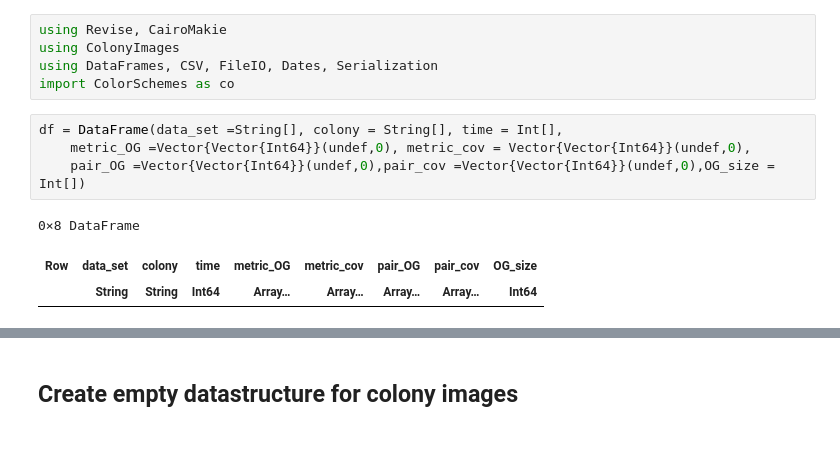
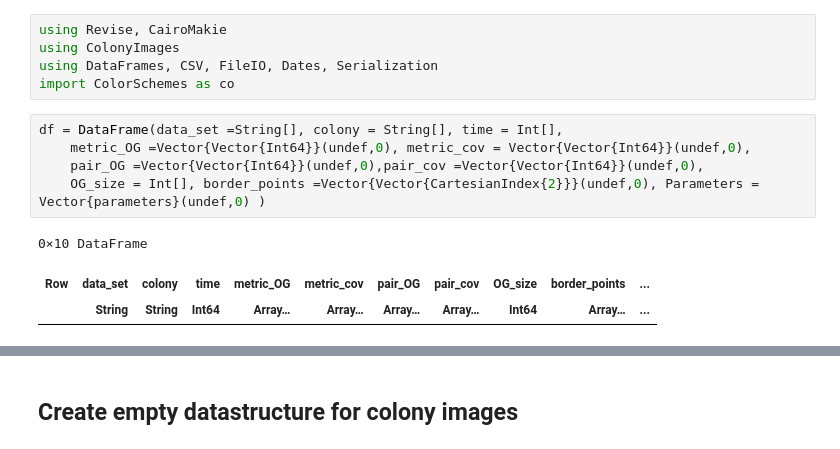
Before and after one commit to AndreasKuhn-ak/ColonyImages.jl, a Jupyter notebook: create_artifical_patterns.ipynb, the cells around one changed output, grey strips where cells are left out. Saved outputs shown, nothing was run; the diff lists cells and outputs as text.

Commit message:
added parameters to import and artifical created colonies dataframes

```diff
--- a/create_artifical_patterns.ipynb
+++ b/create_artifical_patterns.ipynb
@@ -32,10 +20,11 @@ import ColorSchemes as co
 # %%
 df = DataFrame(data_set =String[], colony = String[], time = Int[],
     metric_OG =Vector{Vector{Int64}}(undef,0), metric_cov = Vector{Vector{Int64}}(undef,0),
-    pair_OG =Vector{Vector{Int64}}(undef,0),pair_cov =Vector{Vector{Int64}}(undef,0),OG_size = Int[])
+    pair_OG =Vector{Vector{Int64}}(undef,0),pair_cov =Vector{Vector{Int64}}(undef,0),
+    OG_size = Int[], border_points =Vector{Vector{CartesianIndex{2}}}(undef,0), Parameters = Vector{parameters}(undef,0) )
 # %% [output]
-0×8 DataFrame
+0×10 DataFrame
-| Row | data_set | colony | time | metric_OG | metric_cov | pair_OG | pair_cov | OG_size |
-|  | String | String | Int64 | Array… | Array… | Array… | Array… | Int64 |
+| Row | data_set | colony | time | metric_OG | metric_cov | pair_OG | pair_cov | OG_size | border_points | ... |
+|  | String | String | Int64 | Array… | Array… | Array… | Array… | Int64 | Array… | ... |
 # %%
 para = parameters(
```
Also changed, not shown: parts of 10 cells of this notebook, 2 other files.
